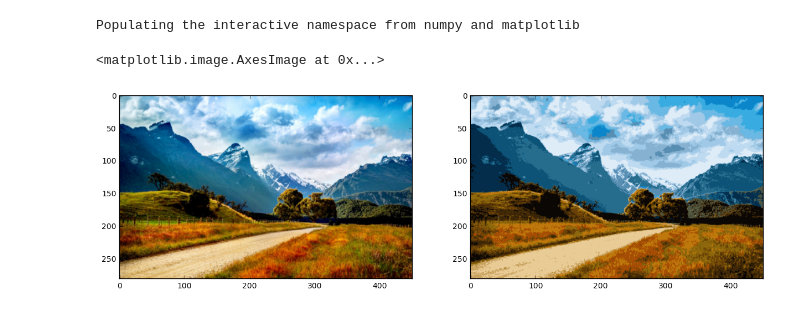
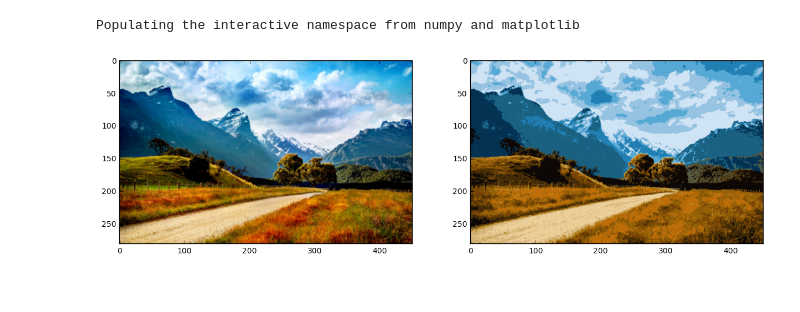
Before and after one commit to smalec/data-exploration, a Jupyter notebook: blagwa/ProblemSet3/Problem4.ipynb, the cells around one changed output. Saved outputs shown, nothing was run; the diff lists cells and outputs as text; code cells hidden in the pictures.

```diff
--- a/blagwa/ProblemSet3/Problem4.ipynb
+++ b/blagwa/ProblemSet3/Problem4.ipynb
@@ -28,19 +30,21 @@ def k_means(k, data, iters):
         i += 1
     return r, curr_nearest_centres
 # %%
-image0 = imread("image0.jpg")
+def print_images(image, k, iters):
+    image0 = imread(image)
 
-figsize(15, 15)
-subplot(1, 2, 1)
-imshow(image0)
+    figsize(15, 15)
+    subplot(1, 2, 1)
+    imshow(image0)
 
-subplot(1, 2, 2)
-pixels = image0.reshape((image0.shape[0]*image0.shape[1], 3))
-centres, nearest_centres = k_means(20, pixels, 50)
-for i in range(len(pixels)):
-    pixels[i] = centres[nearest_centres[i]]
-flatten_image = pixels.reshape((image0.shape[0], image0.shape[1], 3))
-imshow(flatten_image)
+    subplot(1, 2, 2)
+    pixels = image0.reshape((image0.shape[0]*image0.shape[1], 3))
+    centres, nearest_centres = k_means(k, pixels, iters)
+    for i in range(len(pixels)):
+        pixels[i] = centres[nearest_centres[i]]
+    flatten_image = pixels.reshape((image0.shape[0], image0.shape[1], 3))
+    imshow(flatten_image)
-# %% [output]
-<matplotlib.image.AxesImage at 0x...>
-[figure, removed]
+# %%
+print_images("image0.jpg", 15, 20)
+# %% [output]
+[figure, added]
```
Also changed, not shown: parts of 5 cells of this notebook, 9 other files.
